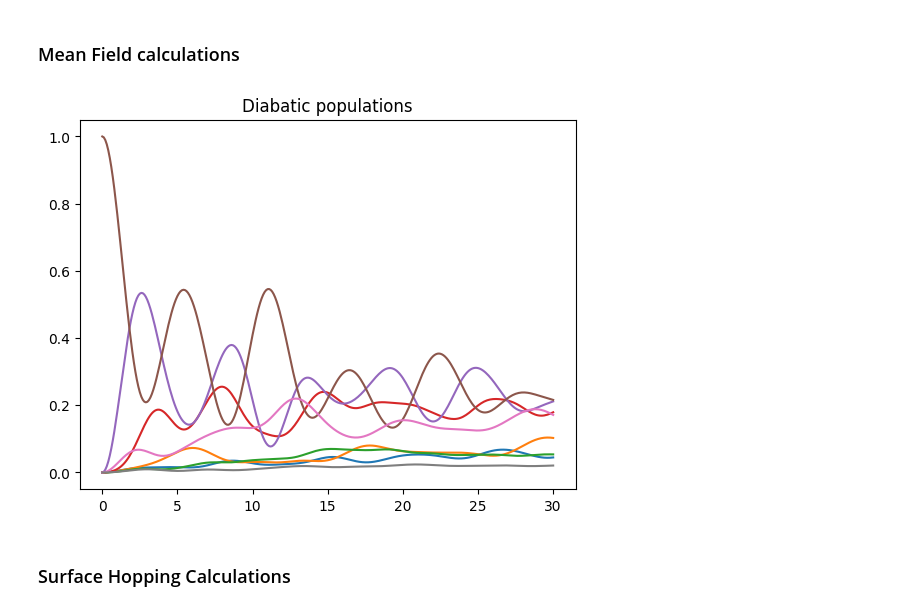
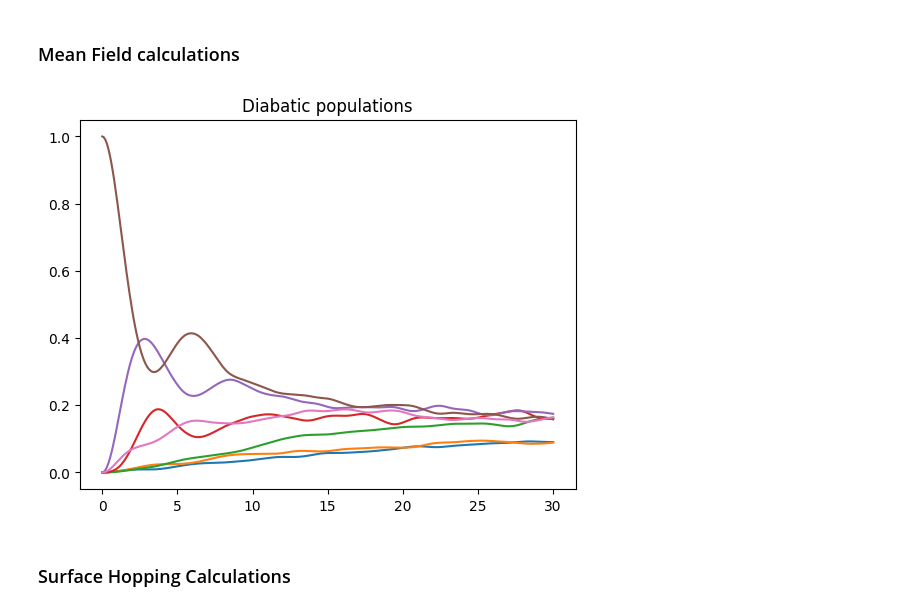
Before and after one commit to tempelaar-team/qc_lab, a Jupyter notebook: examples/fmo_complex_examples.ipynb, the cells around one changed output. Saved outputs shown, nothing was run; the diff lists cells and outputs as text; code cells hidden in the pictures.

```diff
--- a/examples/fmo_complex_examples.ipynb
+++ b/examples/fmo_complex_examples.ipynb
@@ -12,31 +12,32 @@ from qc_lab.dynamics import serial_driver # import dynamics driver
 # %%
 
 sim = Simulation()
 
 sim.settings.num_trajs = 200
 sim.settings.batch_size = 50
 sim.settings.tmax = 30
 sim.settings.dt = 0.01
 
 sim.model = FMOComplex({
     "temp": 1,
-    "mass":1,
-    "lambda": np.sqrt(0.05),
-    "w": 117 * 0.00509506,
+    "boson_mass": 1,
+    "l_reorg": 35 * 0.00509506, # reorganization energy
+    "W": 117 * 0.00509506, # characteristic frequency
+    "A": 200,
 })
 sim.algorithm = MeanField()
 
 sim.state.wf_db= np.zeros((sim.model.constants.num_quantum_states), dtype=complex)
 sim.state.wf_db[5] += 1.0
 
 data = serial_driver(sim)
 
 normalize = (sim.settings.num_trajs)
 plt.plot(sim.settings.tdat_output, np.real(np.einsum('tii->ti',data.data_dic['dm_db']))/normalize)
 plt.title('Diabatic populations')
 plt.show()
 # %% [output]
-[figure, old version]
+[figure, new version]
 # %% [markdown]
 ### Surface Hopping Calculations
 # %%
```
Also changed, not shown: parts of 3 cells of this notebook.
